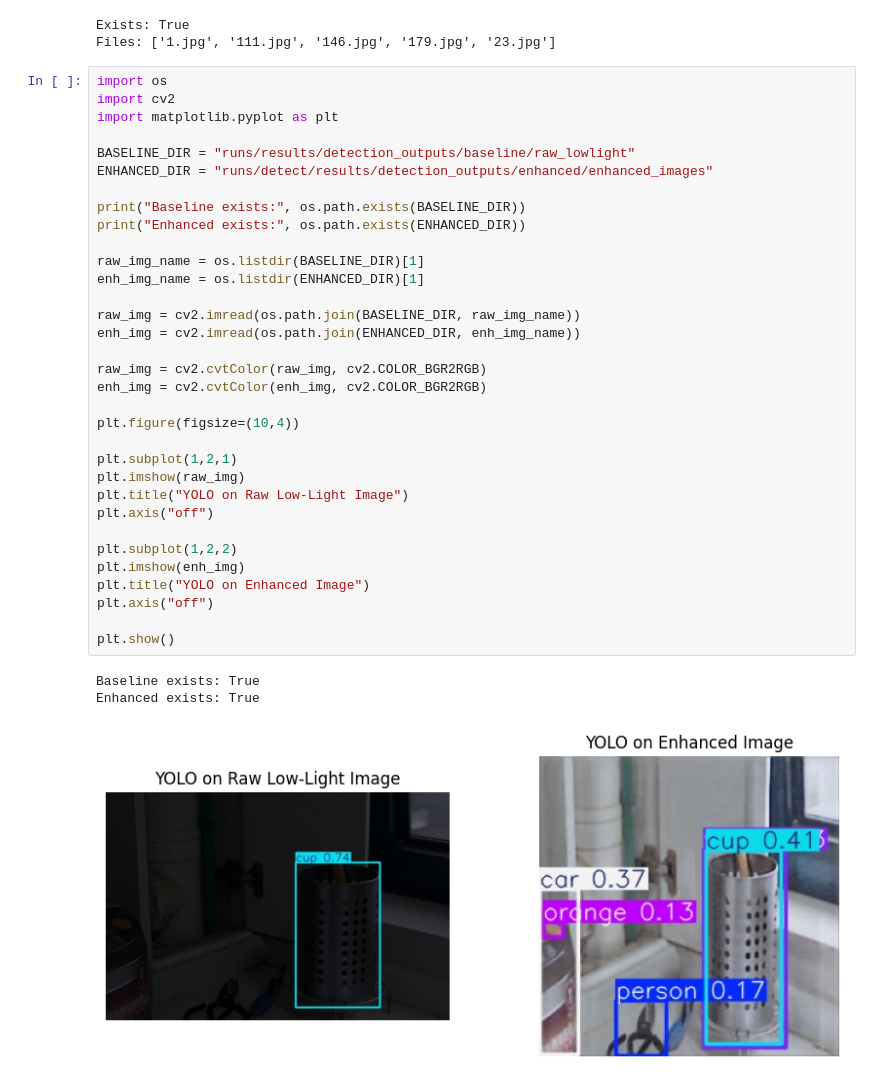
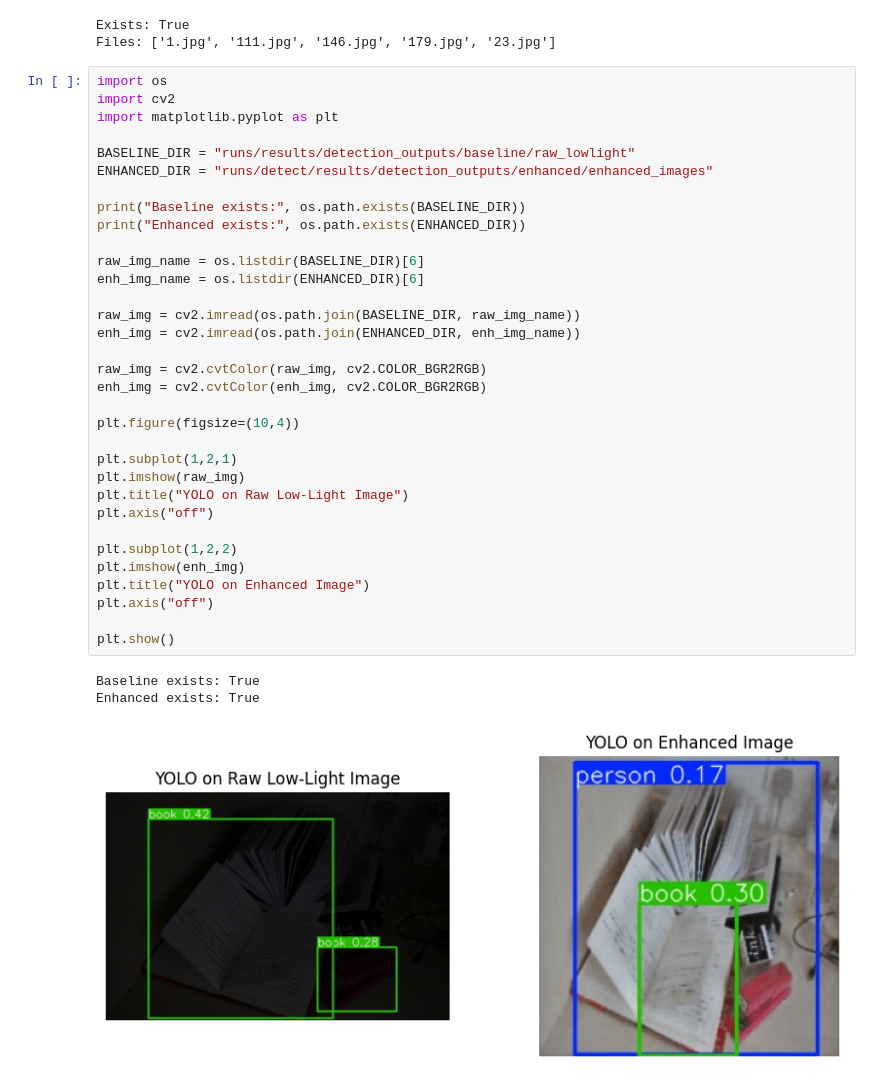
Before and after one commit to sky-shiva/Image-Enhancement-For-Yolo-Detection, a Jupyter notebook: notebooks/06_yolo_detection_with_enhancement.ipynb, the cells around one changed output. Cells and saved outputs as stored; diff of their text form.

```diff
--- a/notebooks/06_yolo_detection_with_enhancement.ipynb
+++ b/notebooks/06_yolo_detection_with_enhancement.ipynb
@@ -84,33 +84,33 @@ import matplotlib.pyplot as plt
 
 BASELINE_DIR = "runs/results/detection_outputs/baseline/raw_lowlight"
 ENHANCED_DIR = "runs/detect/results/detection_outputs/enhanced/enhanced_images"
 
 print("Baseline exists:", os.path.exists(BASELINE_DIR))
 print("Enhanced exists:", os.path.exists(ENHANCED_DIR))
 
-raw_img_name = os.listdir(BASELINE_DIR)[1]
-enh_img_name = os.listdir(ENHANCED_DIR)[1]
+raw_img_name = os.listdir(BASELINE_DIR)[6]
+enh_img_name = os.listdir(ENHANCED_DIR)[6]
 
 raw_img = cv2.imread(os.path.join(BASELINE_DIR, raw_img_name))
 enh_img = cv2.imread(os.path.join(ENHANCED_DIR, enh_img_name))
 
 raw_img = cv2.cvtColor(raw_img, cv2.COLOR_BGR2RGB)
 enh_img = cv2.cvtColor(enh_img, cv2.COLOR_BGR2RGB)
 
 plt.figure(figsize=(10,4))
 
 plt.subplot(1,2,1)
 plt.imshow(raw_img)
 plt.title("YOLO on Raw Low-Light Image")
 plt.axis("off")
 
 plt.subplot(1,2,2)
 plt.imshow(enh_img)
 plt.title("YOLO on Enhanced Image")
 plt.axis("off")
 
 plt.show()
 # %% [output]
 Baseline exists: True
 Enhanced exists: True
-[figure, old version]
+[figure, new version]
```
Also changed, not shown: parts of 1 cell of this notebook, 5 other files.
